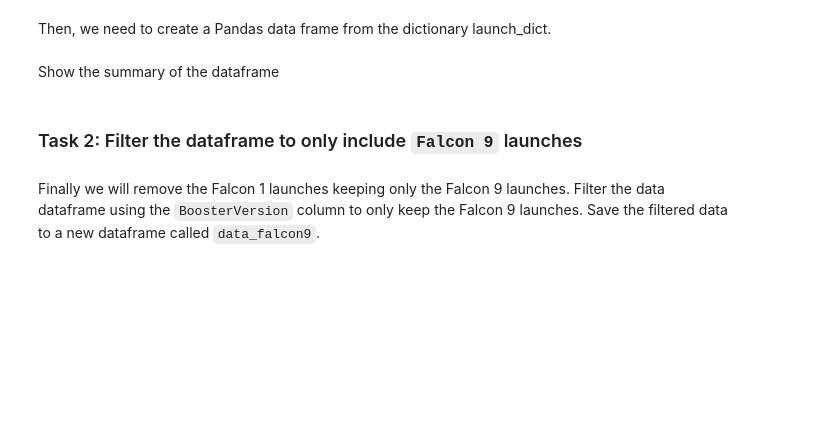
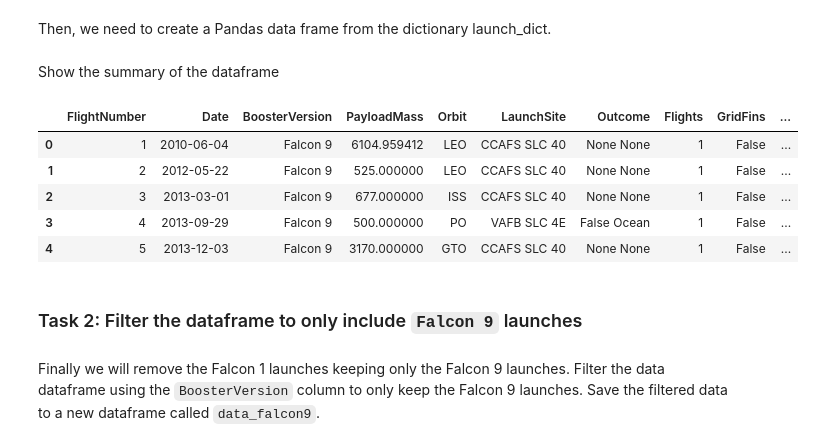
Before and after one commit to SolexJ1000/SpaceX-Falcon-9-first-stage-Landing-Prediction, a Jupyter notebook: notebooks/01_data_collection_api.ipynb, the cells around one changed output. Drawn from its saved outputs; the diff is of its cells as text; code cells hidden in the pictures; blank space fills up the shorter version.

```diff
--- a/jupyter-labs-spacex-data-collection-api (2).ipynb
+++ b/notebooks/01_data_collection_api.ipynb
@@ -206,0 +204,9 @@ JSONDecodeError: Expecting value: line 1 column 1 (char 0)
+# %%
+# Call getBoosterVersion
+# Note: the public SpaceX API (api.spacexdata.com) has been returning Cloudflare 522 errors since Oct 2026,
+# so the per-ID lookups only run when the API responds.
+API_AVAILABLE = requests.get("https://api.spacexdata.com/v4/rockets", timeout=60).ok
+if API_AVAILABLE:
+    getBoosterVersion(data)
+else:
+    print("SpaceX API unavailable: using the lab's pre-built output of these API calls (dataset_part_1.csv) below.")
@@ -246,7 +257,21 @@ Then, we need to create a Pandas data frame from the dictionary launch_dict.
+# %%
+# Create a data from launch_dict
+if API_AVAILABLE:
+    df = pd.DataFrame(launch_dict)
+else:
+    df = pd.read_csv("https://cf-courses-data.s3.us.cloud-object-storage.appdomain.cloud/IBM-DS0321EN-SkillsNetwork/datasets/dataset_part_1.csv")
 # %% [markdown]
 Show the summary of the dataframe
 # %%
 # Show the head of the dataframe
+df.head()
+# %% [output]
+|  | FlightNumber | Date | BoosterVersion | PayloadMass | Orbit | LaunchSite | Outcome | Flights | GridFins | ... |
+| 0 | 1 | 2010-06-04 | Falcon 9 | 6104.959412 | LEO | CCAFS SLC 40 | None None | 1 | False | ... |
+| 1 | 2 | 2012-05-22 | Falcon 9 | 525.000000 | LEO | CCAFS SLC 40 | None None | 1 | False | ... |
+| 2 | 3 | 2013-03-01 | Falcon 9 | 677.000000 | ISS | CCAFS SLC 40 | None None | 1 | False | ... |
+| 3 | 4 | 2013-09-29 | Falcon 9 | 500.000000 | PO | VAFB SLC 4E | False Ocean | 1 | False | ... |
+| 4 | 5 | 2013-12-03 | Falcon 9 | 3170.000000 | GTO | CCAFS SLC 40 | None None | 1 | False | ... |
 # %% [markdown]
 ### Task 2: Filter the dataframe to only include `Falcon 9` launches
 # %% [markdown]
```
Also changed, not shown: parts of 15 cells of this notebook, 27 other files.
